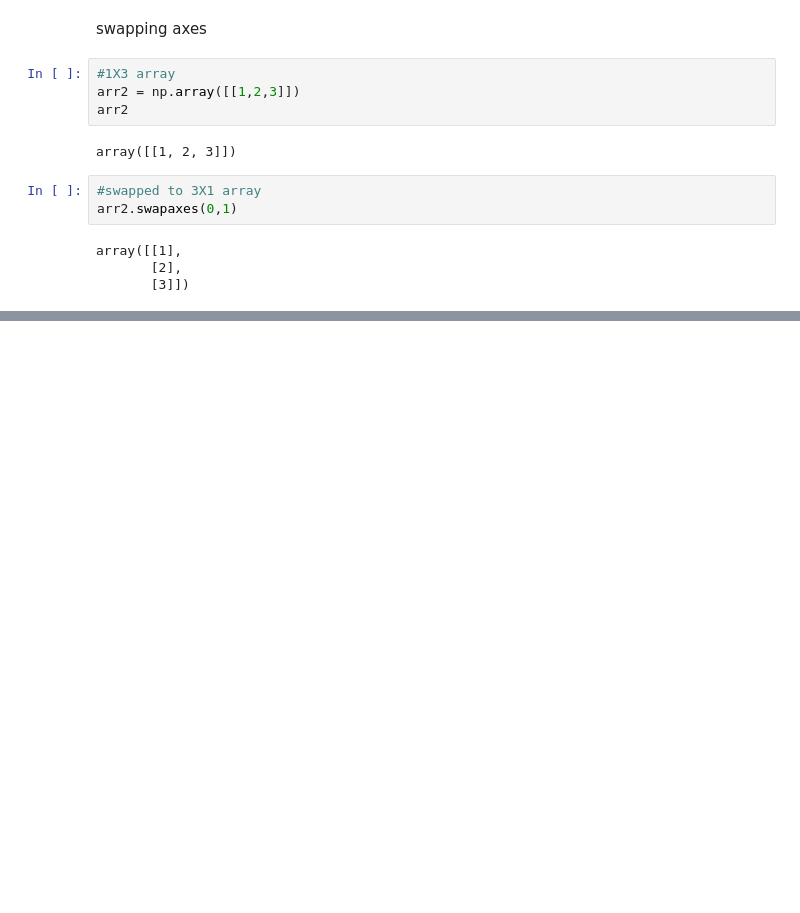
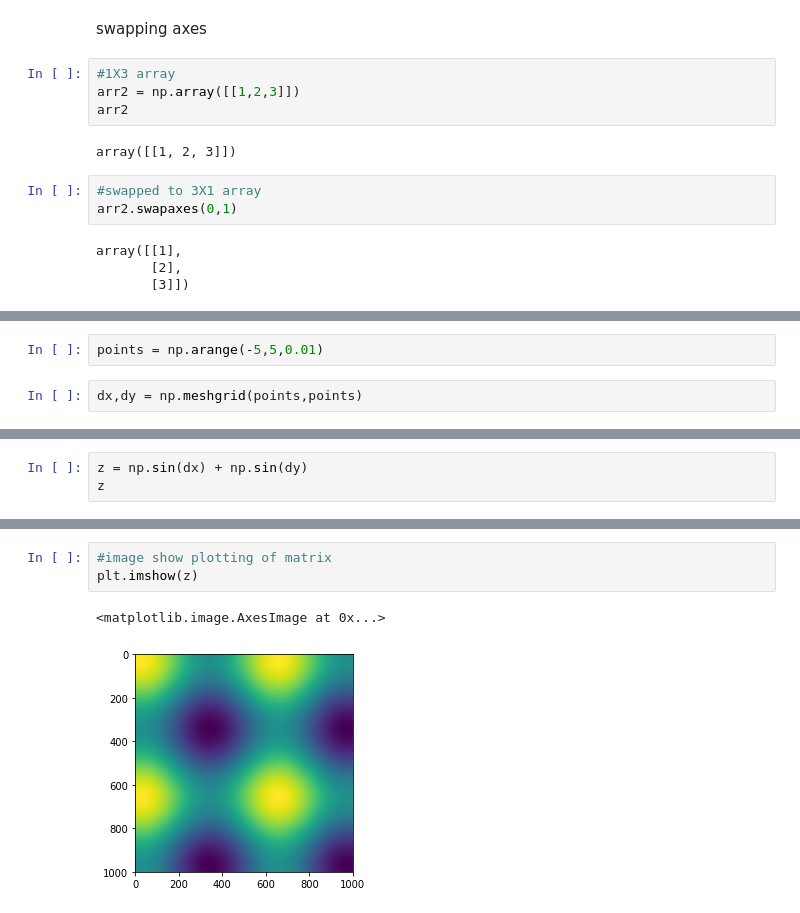
Before and after one commit to amohan14/PythonForDataScience, a Jupyter notebook: NumPy.ipynb, the cells around one changed output, grey strips where cells are left out. Cells and saved outputs as stored; diff of their text form; blank space fills up the shorter version.

```diff
--- a/NumPy.ipynb
+++ b/NumPy.ipynb
@@ -410,0 +476,4 @@ array([[1, 2, 3]])
+# %%
+points = np.arange(-5,5,0.01)
+# %%
+dx,dy = np.meshgrid(points,points)
@@ -410,0 +501,3 @@ array([[1, 2, 3]])
+# %%
+z = np.sin(dx) + np.sin(dy)
+z
@@ -410,0 +518,6 @@ array([[1, 2, 3]])
+# %%
+#image show plotting of matrix
+plt.imshow(z)
+# %% [output]
+<matplotlib.image.AxesImage at 0x...>
+[figure, added]
```
Also changed, not shown: parts of 56 cells of this notebook.
